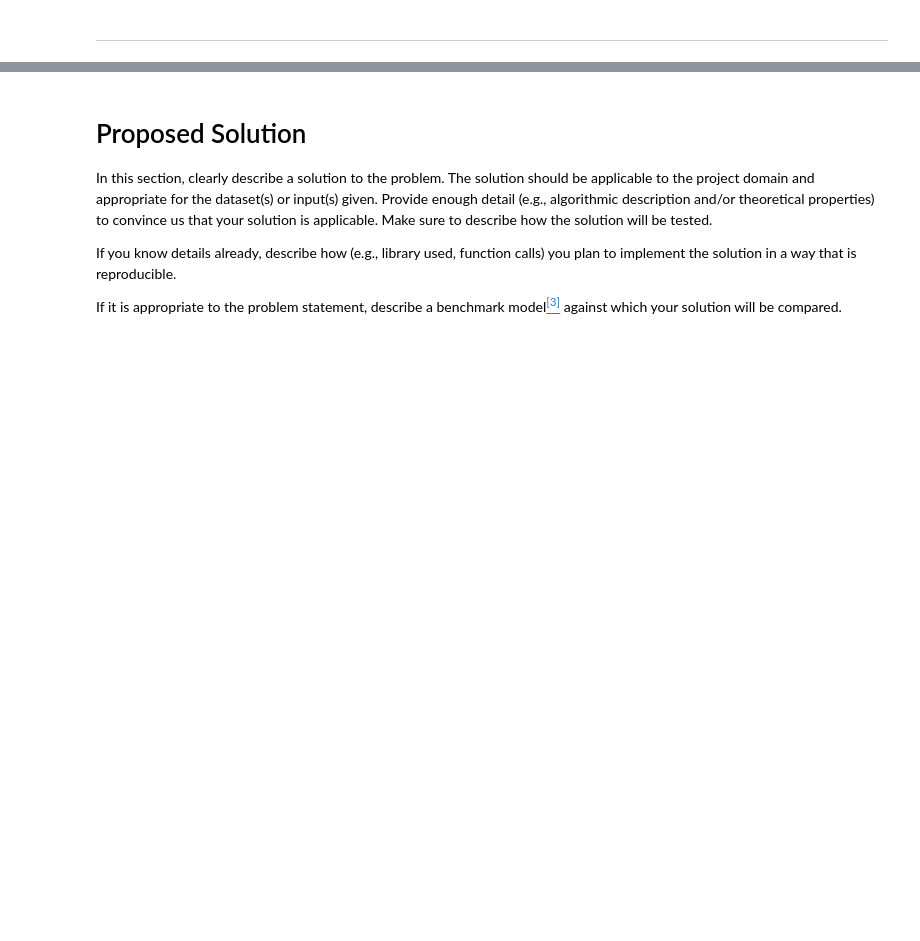
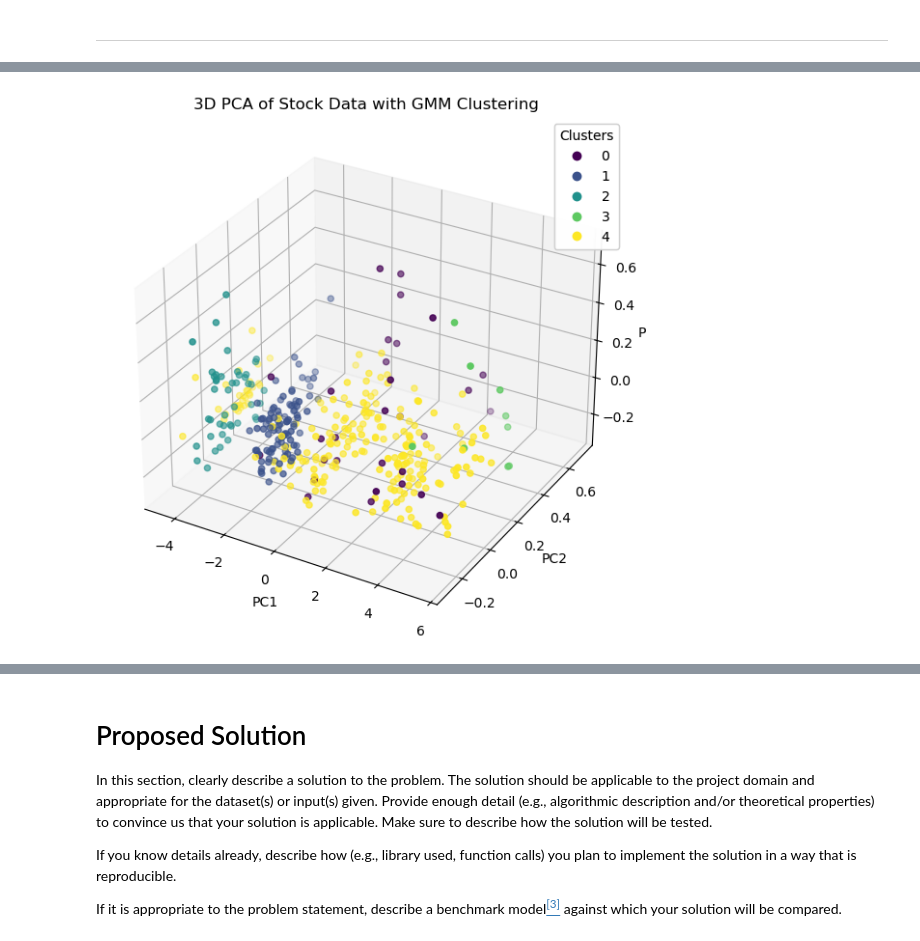
Before and after one commit to Purpup/COGS118B-Project, a Jupyter notebook: FinalProject.ipynb, the cells around one changed output, grey strips where cells are left out. Saved outputs shown, nothing was run; the diff lists cells and outputs as text; code cells hidden in the pictures; blank space fills up the shorter version.

```diff
--- a/FinalProject.ipynb
+++ b/FinalProject.ipynb
@@ -399,0 +402,4 @@ going to try to do some new analysis.
+# %%
+df_normalized = pd.read_csv('sp500_stock_data_cleaned_normalized.csv')
+
+df_normalized
@@ -399,0 +420,39 @@ going to try to do some new analysis.
+# %%
+from sklearn.preprocessing import LabelEncoder
+from sklearn.mixture import GaussianMixture
+from sklearn.decomposition import PCA
+import matplotlib.pyplot as plt
+from mpl_toolkits.mplot3d import Axes3D
+
+encoder = LabelEncoder()
+df_normalized['Sectors_encoded'] = encoder.fit_transform(df_normalized['Sectors'])
+
+features = ['Current Price', 'Market Cap', 'Volatility', 'P/E Ratio', 'Dividend Yield', 'Sectors_encoded']
+X = df_normalized[features]
+
+n_components = 5
+gmm = GaussianMixture(n_components=n_components, random_state=0)
+gmm.fit(X)
+
+clusters = gmm.predict(X)
+
+df_normalized['Cluster'] = clusters
+
+pca = PCA(n_components=3)
+X_reduced = pca.fit_transform(X)
+
+fig = plt.figure(figsize=(10, 7))
+ax = fig.add_subplot(111, projection='3d')
+
+scatter = ax.scatter(X_reduced[:, 0], X_reduced[:, 1], X_reduced[:, 2], c=df_normalized['Cluster'], cmap='viridis', marker='o')
+legend1 = ax.legend(*scatter.legend_elements(), title="Clusters")
+ax.add_artist(legend1)
+
+ax.set_xlabel('PC1')
+ax.set_ylabel('PC2')
+ax.set_zlabel('PC3')
+plt.title('3D PCA of Stock Data with GMM Clustering')
+
+plt.show()
+# %% [output]
+[figure, added]
```
Also changed, not shown: parts of 4 cells of this notebook.
